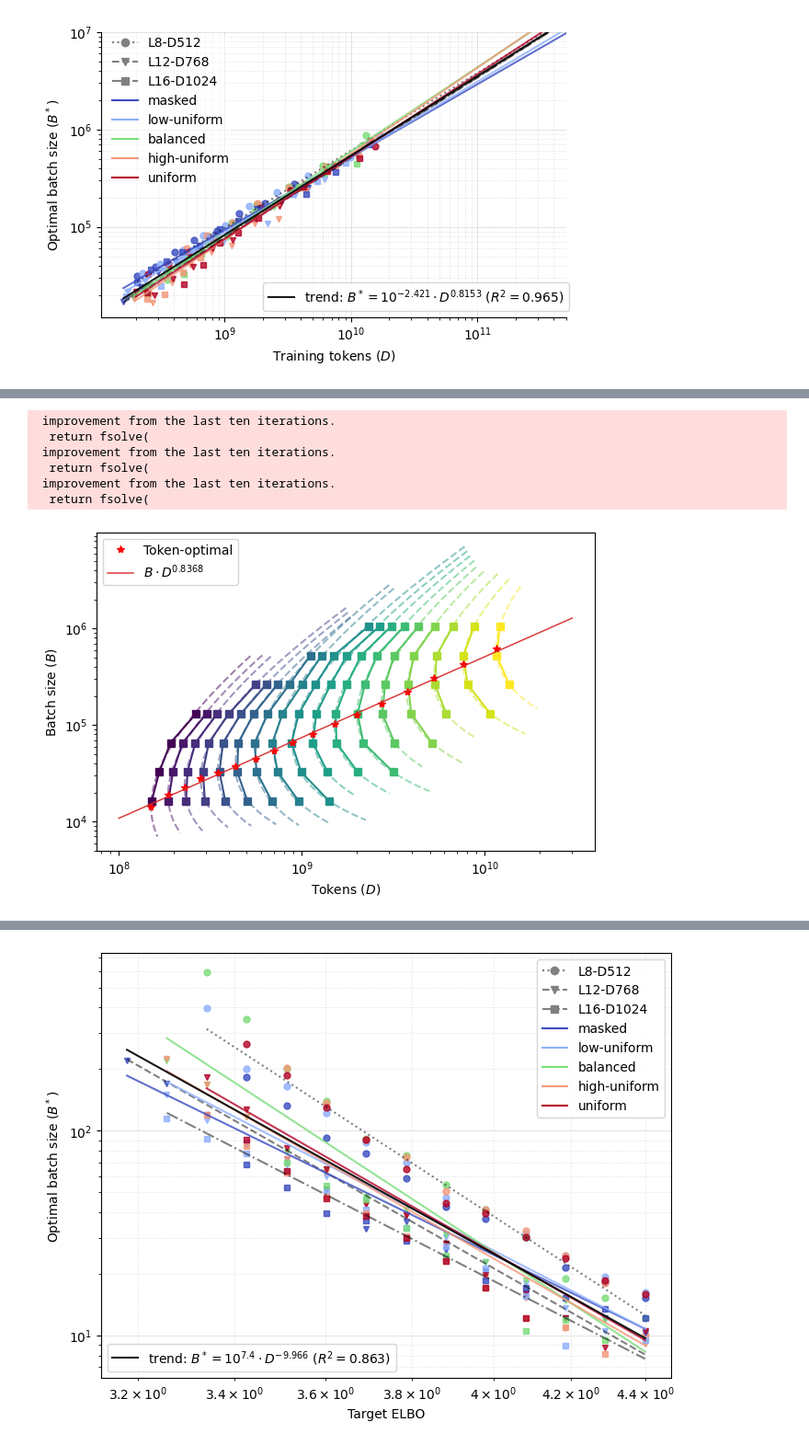
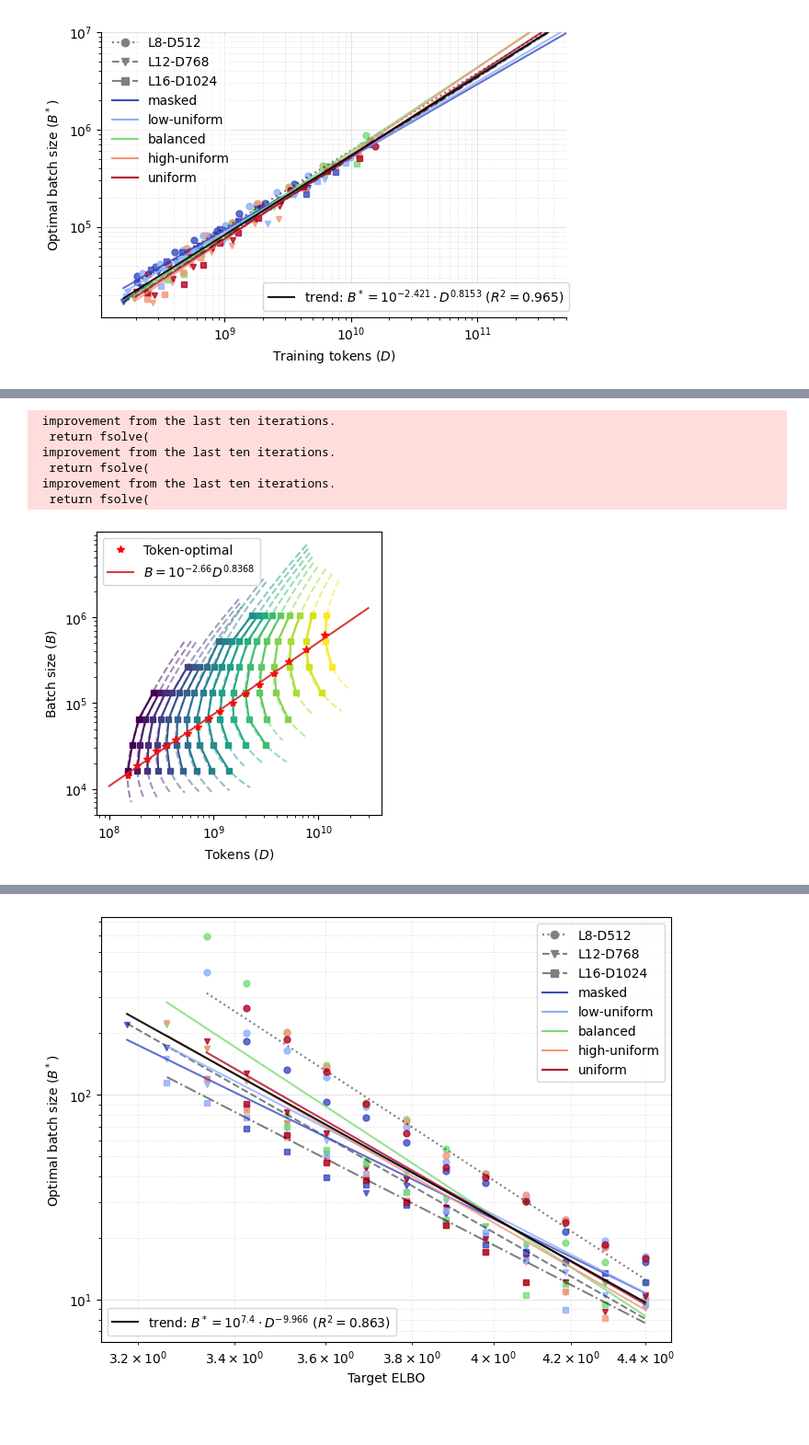
Before and after one commit to dvruette/gidd-easydel, a Jupyter notebook: notebooks/critical_batch_size.ipynb, the cells around one changed output, grey strips where cells are left out. Shown at 92% size. Cells and saved outputs as stored; diff of their text form; code cells hidden in the pictures; blank space fills up the shorter version.

```diff
--- a/notebooks/critical_batch_size.ipynb
+++ b/notebooks/critical_batch_size.ipynb
@@ -1054,7 +1054,7 @@ vmax = 4.5
 targets = np.logspace(np.log10(vmin), np.log10(vmax), 17)
 # targets = loss_targets
 
-fig, ax = plt.subplots(1, 1, figsize=(7, 4.5))
+fig, ax = plt.subplots(1, 1, figsize=(4, 4))
 
 def color(val, cmap="viridis_r", vmin=vmin, vmax=vmax):
     ratio = (np.log(val) - np.log(vmin)) / (np.log(vmax) - np.log(vmin))
@@ -1063,47 +1063,7 @@ def color(val, cmap="viridis_r", vmin=vmin, vmax=vmax):
     return cmap(ratio)
 
 for i, target_loss in enumerate(targets):
-    # dfi = dfi.sort_values("batch_size")
-    # predicted_steps = [steps_at_loss(target_loss, config_df.loc[i]) for i in dfi.index]
-    # ids = [dfi.index[i] for i, s in enumerate(predicted_steps) if s >= 2000 and s <= dfi.loc[dfi.index[i], "total_steps"]]
-    # if len(ids) == 0:
-    #     continue
-
-    # xs = np.array([dfi.loc[i, "batch_size"] for i in ids])
-    # flops = np.array([flops_at_loss(target_loss, config_df.loc[i], include_emb_flops=False) for i in ids])
-    # tokens = np.array([tokens_at_loss(target_loss, config_df.loc[i]) for i in ids])
-    # ys = tokens
-    # ax.plot(xs, ys, marker=".", linestyle="-", color=color(target_loss))
-    # min_y = min(min_y, ys.min())
-    # max_y = max(max_y, ys.max())
-
-    # opt_batch_size_fit, opt_tokens_fit, opt_flop_fit = None, None, None
-    # if len(ys) >= 3:
-    #     try:
-    #         popt, pcov = curve_fit(quadratic, np.log(xs), np.log(ys), maxfev=10000)
-    #         x_fit = np.logspace(np.log10(xs.min()), np.log10(xs.max()), 100)
-    #         y_fit = np.exp(quadratic(np.log(x_fit), *popt))
-    #         opt_fit_idx = np.argmin(y_fit)
-    #         if opt_fit_idx > 0 and opt_fit_idx < len(x_fit) - 1:
-    #             opt_batch_size_fit = x_fit[opt_fit_idx]
-    #             opt_tokens_fit = y_fit[opt_fit_idx]
-    #             opt_flop_fit = opt_tokens_fit * config_df.loc[ids[0], "non_emb_flops_per_token"]
-    #             ax.scatter([opt_batch_size_fit], [opt_tokens_fit], marker="*", color="red", alpha=1.0, zorder=10)
-    #             opt_batch_fits.append((opt_batch_size_fit, opt_tokens_fit))
-    #     except Exception as e:
-    #         print(f"Could not fit for L{num_layers}-D{hidden_size} ({get_noise_label(hybrid_mixing_shift)}) at loss={target_loss}: {e}")
-
-    # dfi = dfi.sort_values("batch_size")
-    # dfi = dfi.loc[dfi["steps"] >= 5000]
-    # idx = dfi.groupby("batch_size")["steps"].idxmin()
-    # dfi = dfi.loc[idx]
-    # dfi = dfi.loc[dfi["steps"] >= 2500]
-    # xs = dfi["tokens"] / ys
     steps = np.array([steps_at_loss(target_loss, config_df.loc[i]) for i in dfi.index])
-    # ids = [dfi.index[i] for i, s in enumerate(steps) if s >= 2000 and s <= dfi.loc[dfi.index[i], "total_steps"]]
-    # dfi = dfi.loc[ids]
-    # dfi = dfi.sort_values("batch_size")
-
 
     ids = [dfi.index[i] for i, s in enumerate(steps) if s >= 2000 and s <= dfi.loc[dfi.index[i], "total_steps"]]
     if len(ids) == 0:
@@ -1113,16 +1073,10 @@ for i, target_loss in enumerate(targets):
     flops = np.array([flops_at_loss(target_loss, config_df.loc[i], include_emb_flops=False) for i in ids])
     tokens = np.array([tokens_at_loss(target_loss, config_df.loc[i]) for i in ids])
     steps = np.array([steps_at_loss(target_loss, config_df.loc[i]) for i in ids])
-    # ys = tokens
 
     ys = batch_sizes * 2048
     xs = steps
-    # xs = dfi["steps"]
-    # print(target_loss)
-    # print(dfi.loc["name"])
-    plt.plot(xs*ys, ys, alpha=1.0, color=color(target_loss), marker="s")
-    # plt.plot(xs, ys, alpha=1.0, color=color(target_loss), marker="s")
-    # plt.scatter(xs*ys, ys, c=target_loss * np.ones_like, alpha=1.0, s=10, cmap="viridis_r", vmin=vmin, vmax=vmax)
+    plt.plot(xs*ys, ys, alpha=1.0, color=color(target_loss), marker="s", markersize=5)
 
     if len(xs) < 3:
         continue
@@ -1136,39 +1090,36 @@ for i, target_loss in enumerate(targets):
     x = np.logspace(np.log10(xs.min())-0.3, np.log10(xs.max())+0.4, 100)
     y = b * np.power(((x / a)**c) / (((x / a)**c) - 1.0), 1.0 / c)
     plt.plot(x*y, y, "--", color=color(target_loss), alpha=0.5)
-    # plt.plot(x, y, "--", color=color(target_loss), alpha=0.5)
-    # print(a, b, c)
 
     opt_idx = np.argmin(x*y)
     plt.plot(x[opt_idx]*y[opt_idx], y[opt_idx], "*", color="red")
-    # plt.plot(x[opt_idx], y[opt_idx], "*", color="red")
 
 ax.plot([], [], label="Token-optimal", marker="*", color="red", linestyle="none")
 
 xs = np.logspace(8, np.log10(3e10), 50)
 alpha = 0.8368
 ys = 10**-2.66 * xs**0.8368
-plt.plot(xs, ys, "-", label="$B\\cdot D^{0.8368}$", color="C3", alpha=0.9, linewidth=1.1)
+plt.plot(xs, ys, "-", label="$B = 10^{-2.66} D^{0.8368}$", color="C3", alpha=0.9)
 
 ax.legend()
 
 
 ax.set_xscale("log")
 ax.set_yscale("log")
 # ax.set_xlim(2000, None)
 
 ax.set_xlabel("Tokens ($D$)")
 ax.set_ylabel("Batch size ($B$)")
 
 fig.savefig("plots/iso_loss_batch_size_vs_tokens.pdf", bbox_inches="tight")
 # %% [output]
  improvement from the last ten iterations.
   return fsolve(
  improvement from the last ten iterations.
   return fsolve(
  improvement from the last ten iterations.
   return fsolve(
-[figure, old version]
+[figure, new version]
 # %%
 from scipy.optimize import least_squares
 
```
Also changed, not shown: parts of 5 cells of this notebook, 8 other files.
